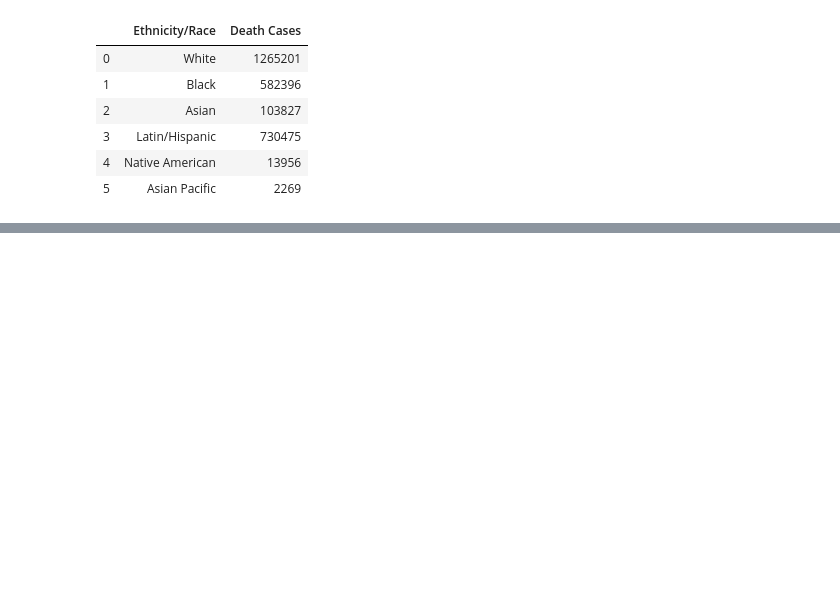
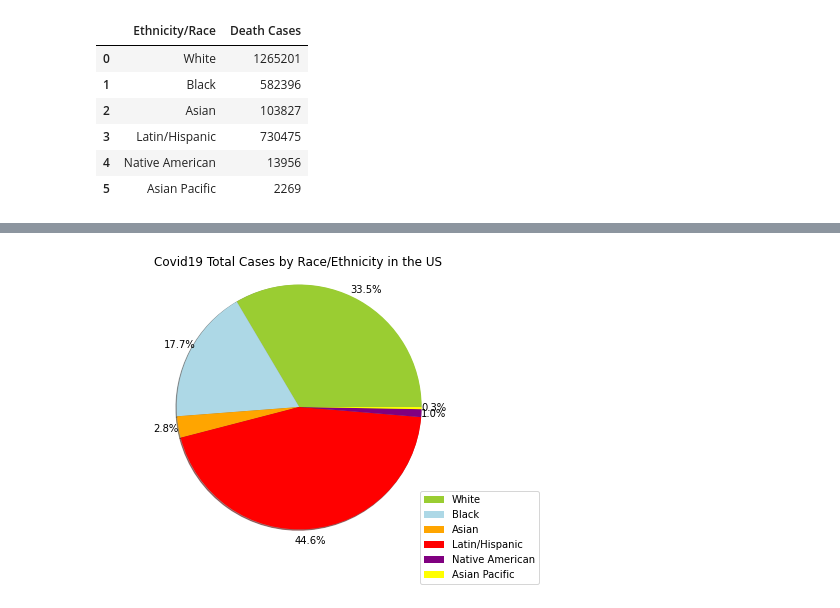
Before and after one commit to allychau/medaquad, a Jupyter notebook: Ethnicity_Race_US/code/ethnicity_race.ipynb, the cells around one changed output, grey strips where cells are left out. Cells and saved outputs as stored; diff of their text form; code cells hidden in the pictures; blank space fills up the shorter version.

```diff
--- a/Ethnicity_Race_US/code/ethnicity_race.ipynb
+++ b/Ethnicity_Race_US/code/ethnicity_race.ipynb
@@ -329,0 +255,5 @@ covid_cdc_df.head()
+# %%
+#set the data frame column name to be keys
+race_dict = ethn_case_summary.to_dict()
+tot_cases_list = list(race_dict['Cases'].values())
+race_list = list(race_dict['Ethnicity/Race'].values())
@@ -329,0 +266,21 @@ covid_cdc_df.head()
+# %%
+colors = ["yellowgreen","lightblue","orange","red","purple","yellow"]
+#explode = (0.1,0,0,0,0,0,0,0,0,0)
+# %%
+# Tell matplotlib to create a pie chart based upon the above data
+#plt.pie(tot_cases_list, labels=race_list, colors=colors,
+#        autopct="%1.1f%%", shadow=True, startangle=140)
+plt.figure(figsize=(7,5))
+plt.pie(tot_cases_list, colors=colors,pctdistance=1.1, labeldistance=1.4,
+        autopct="%1.1f%%",startangle=0,shadow=True, radius=3)
+# Create axes which are equal so we have a perfect circle
+plt.axis("equal")
+plt.title('Covid19 Total Cases by Race/Ethnicity in the US' )
+plt.legend(race_list, bbox_to_anchor=(1,0),loc='lower right',
+                      bbox_transform=plt.gcf().transFigure)
+
+# Save an image of our chart and print the final product to the screen
+plt.savefig("../Images/TotCasesVsRaceEthnicity.png")
+plt.show()
+# %% [output]
+[figure, added]
```
Also changed, not shown: parts of 17 cells of this notebook.
